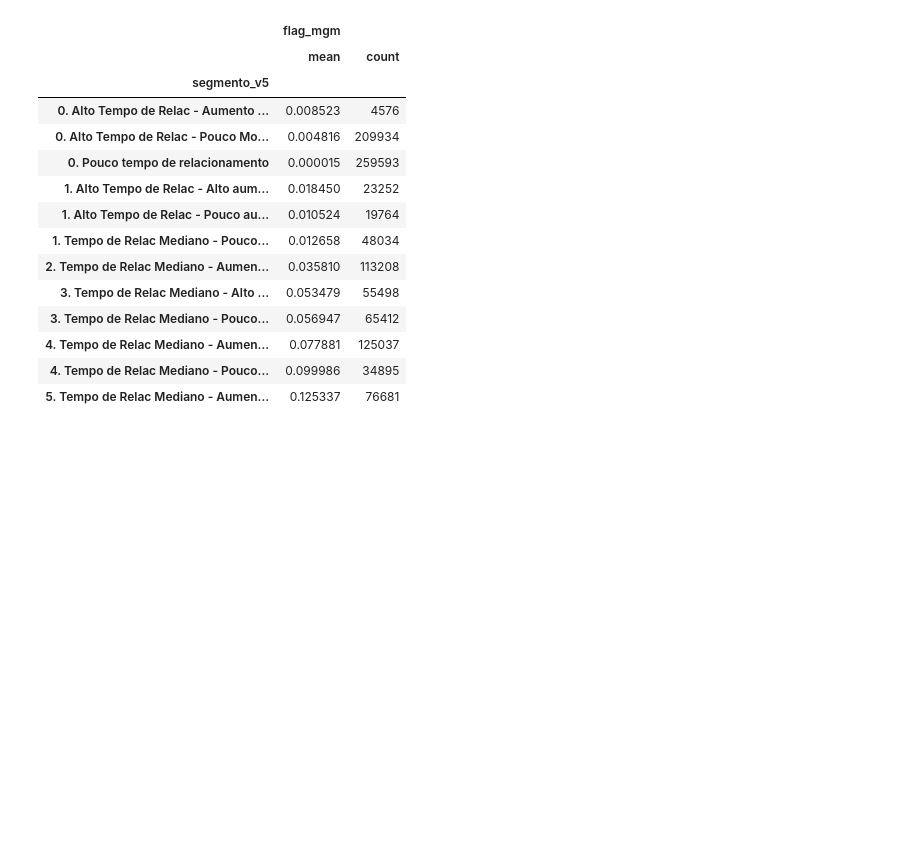
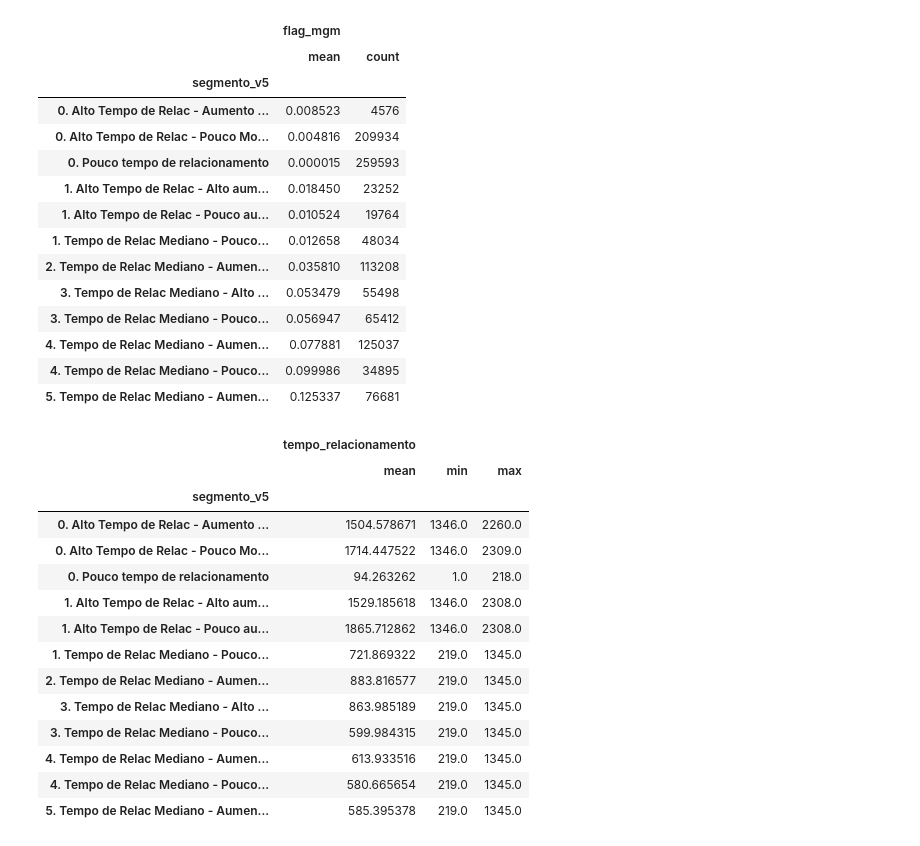
Before and after one commit to FlaviaCostaWill/diretorio_trabalho, a Jupyter notebook: Segmentacao_mgm/202309 - Aplicação da SegmentacaoMgm.ipynb, the cells around one changed output. Saved outputs shown, nothing was run; the diff lists cells and outputs as text; code cells hidden in the pictures; blank space fills up the shorter version.

```diff
--- a/Segmentacao_mgm/202309 - Aplicação da SegmentacaoMgm.ipynb
+++ b/Segmentacao_mgm/202309 - Aplicação da SegmentacaoMgm.ipynb
@@ -615,3 +615,21 @@ df[['segmento_v5', 'flag_mgm']].groupby('segmento_v5').agg({'flag_mgm':['mean',
 | 4. Tempo de Relac Mediano - Aumen... | 0.077881 | 125037 |
 | 4. Tempo de Relac Mediano - Pouco... | 0.099986 | 34895 |
 | 5. Tempo de Relac Mediano - Aumen... | 0.125337 | 76681 |
+# %%
+df[['segmento_v5', 'tempo_relacionamento']].groupby('segmento_v5').agg({'tempo_relacionamento':['mean', 'min', 'max']})
+# %% [output]
+|  | tempo_relacionamento |  |  |
+|  | mean | min | max |
+| segmento_v5 |  |  |  |
+| 0. Alto Tempo de Relac - Aumento ... | 1504.578671 | 1346.0 | 2260.0 |
+| 0. Alto Tempo de Relac - Pouco Mo... | 1714.447522 | 1346.0 | 2309.0 |
+| 0. Pouco tempo de relacionamento | 94.263262 | 1.0 | 218.0 |
+| 1. Alto Tempo de Relac - Alto aum... | 1529.185618 | 1346.0 | 2308.0 |
+| 1. Alto Tempo de Relac - Pouco au... | 1865.712862 | 1346.0 | 2308.0 |
+| 1. Tempo de Relac Mediano - Pouco... | 721.869322 | 219.0 | 1345.0 |
+| 2. Tempo de Relac Mediano - Aumen... | 883.816577 | 219.0 | 1345.0 |
+| 3. Tempo de Relac Mediano - Alto ... | 863.985189 | 219.0 | 1345.0 |
+| 3. Tempo de Relac Mediano - Pouco... | 599.984315 | 219.0 | 1345.0 |
+| 4. Tempo de Relac Mediano - Aumen... | 613.933516 | 219.0 | 1345.0 |
+| 4. Tempo de Relac Mediano - Pouco... | 580.665654 | 219.0 | 1345.0 |
+| 5. Tempo de Relac Mediano - Aumen... | 585.395378 | 219.0 | 1345.0 |
```
Also changed, not shown: 12 other files.
